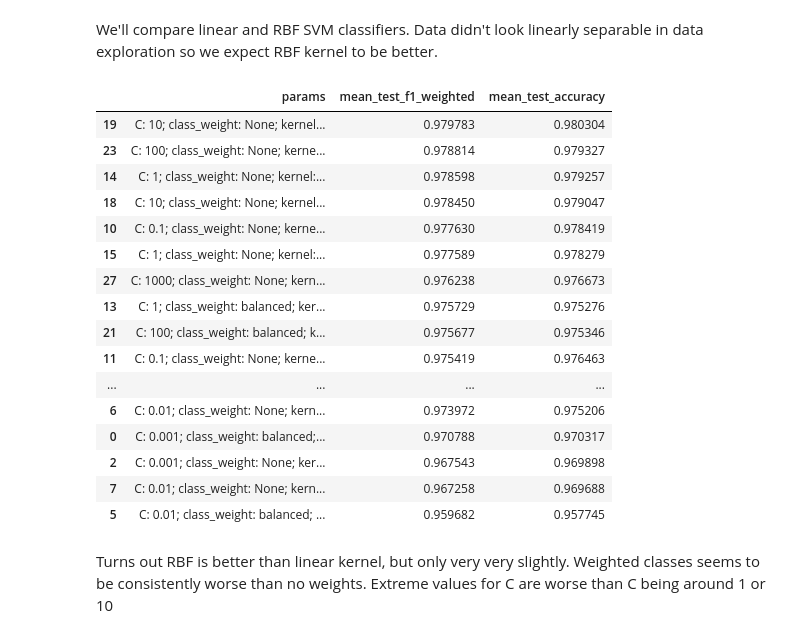
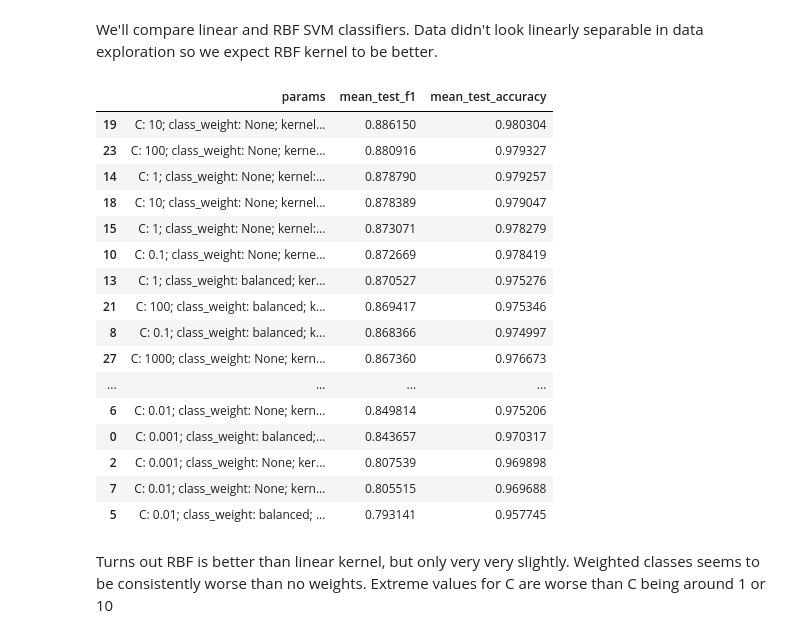
Before and after one commit to aribault/pulsar_classification, a Jupyter notebook: scripts/training.ipynb, the cells around one changed output. Drawn from its saved outputs; the diff is of its cells as text; code cells hidden in the pictures.

```diff
--- a/scripts/training.ipynb
+++ b/scripts/training.ipynb
@@ -52,7 +53,7 @@ svc = SVC(random_state=random_state, max_iter=10000)
 grid_params = {'C': [0.001, 0.01, 0.1, 1, 10, 100, 1000],
               'class_weight': ["balanced", None],
               'kernel': ['linear', 'rbf']}
-svc = GridSearchCV(svc, grid_params, scoring=['f1_weighted', 'accuracy'], cv=5, refit='f1_weighted')
+svc = GridSearchCV(svc, grid_params, scoring=['f1', 'accuracy'], cv=5, refit='f1')
 svc.fit(X_train_scaled, y_train);
 # %%
 def dict_to_str(d):
@@ -64,8 +65,6 @@ def dict_to_str(d):
 def get_cv_df(cv_clf):
     cv_res_df = pd.DataFrame()
     cv_res_df['params'] = list(map(dict_to_str, cv_clf.cv_results_['params']))
-    cv_res_df['mean_test_f1_weighted'] = cv_clf.cv_results_['mean_test_f1_weighted']
+    cv_res_df['mean_test_f1'] = cv_clf.cv_results_['mean_test_f1']
     cv_res_df['mean_test_accuracy'] = cv_clf.cv_results_['mean_test_accuracy']
     return cv_res_df
-
-cv_res_df = get_cv_df(svc)
@@ -72,23 +73,23 @@ cv_res_df = get_cv_df(svc)
 # %%
-cv_res_df.sort_values(['mean_test_f1_weighted', 'mean_test_accuracy'], ascending=False).head(20)
+cv_res_df.sort_values(['mean_test_f1', 'mean_test_accuracy'], ascending=False).head(20)
 # %% [output]
-|  | params | mean_test_f1_weighted | mean_test_accuracy |
-| 19 | C: 10; class_weight: None; kernel... | 0.979783 | 0.980304 |
-| 23 | C: 100; class_weight: None; kerne... | 0.978814 | 0.979327 |
-| 14 | C: 1; class_weight: None; kernel:... | 0.978598 | 0.979257 |
-| 18 | C: 10; class_weight: None; kernel... | 0.978450 | 0.979047 |
-| 10 | C: 0.1; class_weight: None; kerne... | 0.977630 | 0.978419 |
-| 15 | C: 1; class_weight: None; kernel:... | 0.977589 | 0.978279 |
-| 27 | C: 1000; class_weight: None; kern... | 0.976238 | 0.976673 |
-| 13 | C: 1; class_weight: balanced; ker... | 0.975729 | 0.975276 |
-| 21 | C: 100; class_weight: balanced; k... | 0.975677 | 0.975346 |
-| 11 | C: 0.1; class_weight: None; kerne... | 0.975419 | 0.976463 |
+|  | params | mean_test_f1 | mean_test_accuracy |
+| 19 | C: 10; class_weight: None; kernel... | 0.886150 | 0.980304 |
+| 23 | C: 100; class_weight: None; kerne... | 0.880916 | 0.979327 |
+| 14 | C: 1; class_weight: None; kernel:... | 0.878790 | 0.979257 |
+| 18 | C: 10; class_weight: None; kernel... | 0.878389 | 0.979047 |
+| 15 | C: 1; class_weight: None; kernel:... | 0.873071 | 0.978279 |
+| 10 | C: 0.1; class_weight: None; kerne... | 0.872669 | 0.978419 |
+| 13 | C: 1; class_weight: balanced; ker... | 0.870527 | 0.975276 |
+| 21 | C: 100; class_weight: balanced; k... | 0.869417 | 0.975346 |
+| 8 | C: 0.1; class_weight: balanced; k... | 0.868366 | 0.974997 |
+| 27 | C: 1000; class_weight: None; kern... | 0.867360 | 0.976673 |
 | ... | ... | ... | ... |
-| 6 | C: 0.01; class_weight: None; kern... | 0.973972 | 0.975206 |
-| 0 | C: 0.001; class_weight: balanced;... | 0.970788 | 0.970317 |
-| 2 | C: 0.001; class_weight: None; ker... | 0.967543 | 0.969898 |
-| 7 | C: 0.01; class_weight: None; kern... | 0.967258 | 0.969688 |
-| 5 | C: 0.01; class_weight: balanced; ... | 0.959682 | 0.957745 |
+| 6 | C: 0.01; class_weight: None; kern... | 0.849814 | 0.975206 |
+| 0 | C: 0.001; class_weight: balanced;... | 0.843657 | 0.970317 |
+| 2 | C: 0.001; class_weight: None; ker... | 0.807539 | 0.969898 |
+| 7 | C: 0.01; class_weight: None; kern... | 0.805515 | 0.969688 |
+| 5 | C: 0.01; class_weight: balanced; ... | 0.793141 | 0.957745 |
 # %% [markdown]
 Turns out RBF is better than linear kernel, but only very very slightly. Weighted classes seems to be consistently worse than no weights. Extreme values for C are worse than C being around 1 or 10
 # %%
```
Also changed, not shown: parts of 43 cells of this notebook, 1 other file.
